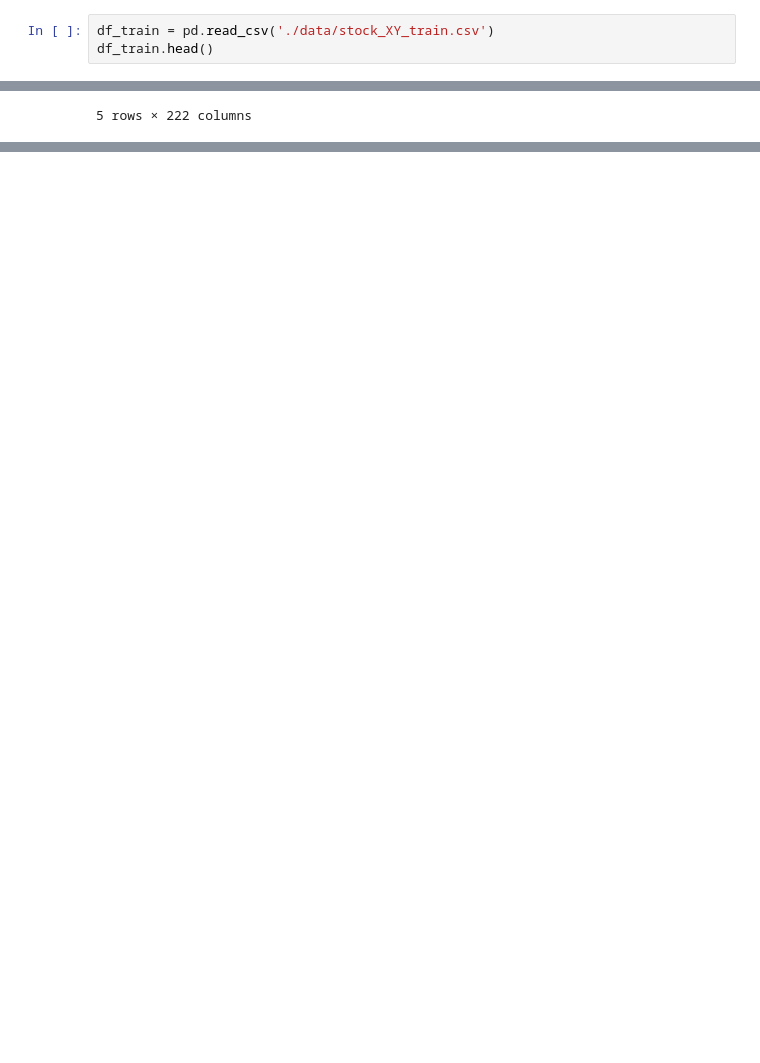
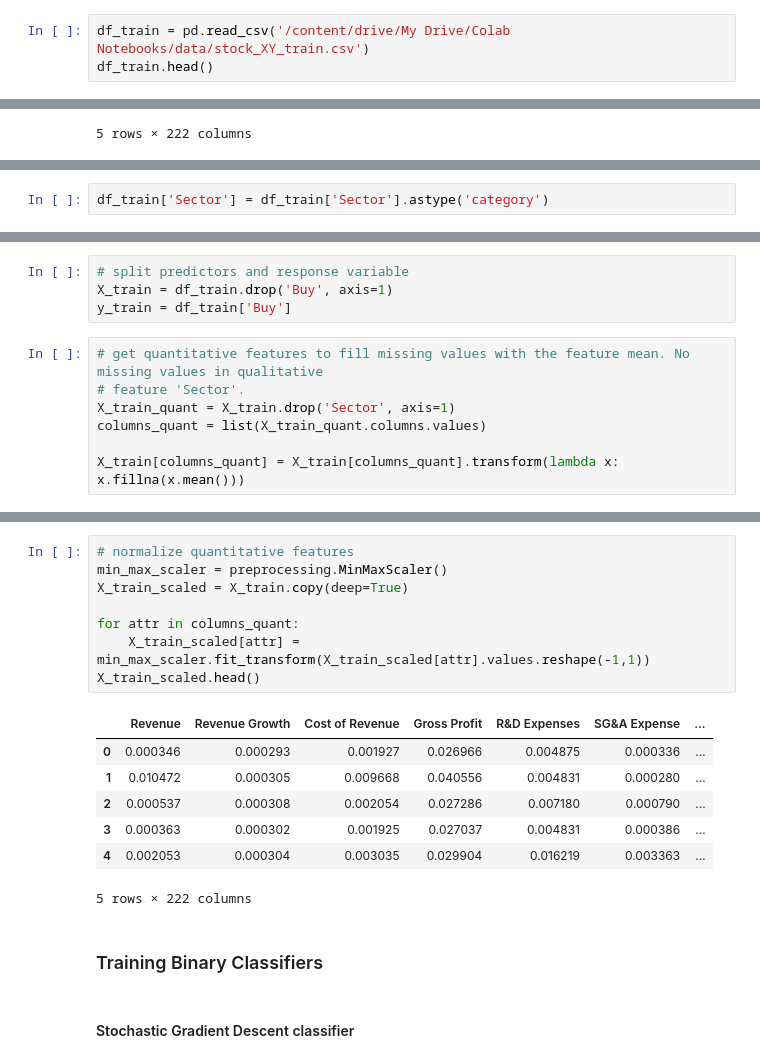
Before and after one commit to SHollatz/CS4622_miniKaggleComp, a Jupyter notebook: comp02_classification/SH_classification.ipynb, the cells around one changed output, grey strips where cells are left out. Cells and saved outputs as stored; diff of their text form; blank space fills up the shorter version.

Commit message:
finished preprocessing and checked SGD-Classifier and logistic regression

```diff
--- a/comp02_classification/SH_classification.ipynb
+++ b/comp02_classification/SH_classification.ipynb
@@ -20,5 +28,5 @@ import seaborn as sns
 # %%
-df_train = pd.read_csv('./data/stock_XY_train.csv')
+df_train = pd.read_csv('/content/drive/My Drive/Colab Notebooks/data/stock_XY_train.csv')
 df_train.head()
 # %% [output]
 |  | Unnamed: 0 | Ticker | Revenue | Revenue Growth | Cost of Revenue | Gross Profit | R&D Expenses | ... |
@@ -78,0 +87,2 @@ Length: 226, dtype: object
+# %%
+df_train['Sector'] = df_train['Sector'].astype('category')
@@ -78,0 +119,11 @@ Length: 226, dtype: object
+# %%
+# split predictors and response variable
+X_train = df_train.drop('Buy', axis=1)
+y_train = df_train['Buy']
+# %%
+# get quantitative features to fill missing values with the feature mean. No missing values in qualitative
+# feature 'Sector'.
+X_train_quant = X_train.drop('Sector', axis=1)
+columns_quant = list(X_train_quant.columns.values)
+
+X_train[columns_quant] = X_train[columns_quant].transform(lambda x: x.fillna(x.mean()))
@@ -78,0 +195,20 @@ Length: 226, dtype: object
+# %%
+# normalize quantitative features
+min_max_scaler = preprocessing.MinMaxScaler()
+X_train_scaled = X_train.copy(deep=True)
+
+for attr in columns_quant:
+    X_train_scaled[attr] = min_max_scaler.fit_transform(X_train_scaled[attr].values.reshape(-1,1))
+X_train_scaled.head()
+# %% [output]
+|  | Revenue | Revenue Growth | Cost of Revenue | Gross Profit | R&D Expenses | SG&A Expense | ... |
+| 0 | 0.000346 | 0.000293 | 0.001927 | 0.026966 | 0.004875 | 0.000336 | ... |
+| 1 | 0.010472 | 0.000305 | 0.009668 | 0.040556 | 0.004831 | 0.000280 | ... |
+| 2 | 0.000537 | 0.000308 | 0.002054 | 0.027286 | 0.007180 | 0.000790 | ... |
+| 3 | 0.000363 | 0.000302 | 0.001925 | 0.027037 | 0.004831 | 0.000386 | ... |
+| 4 | 0.002053 | 0.000304 | 0.003035 | 0.029904 | 0.016219 | 0.003363 | ... |
+5 rows × 222 columns
+# %% [markdown]
+### Training Binary Classifiers
+# %% [markdown]
+#### Stochastic Gradient Descent classifier
```
Also changed, not shown: parts of 19 cells of this notebook.
